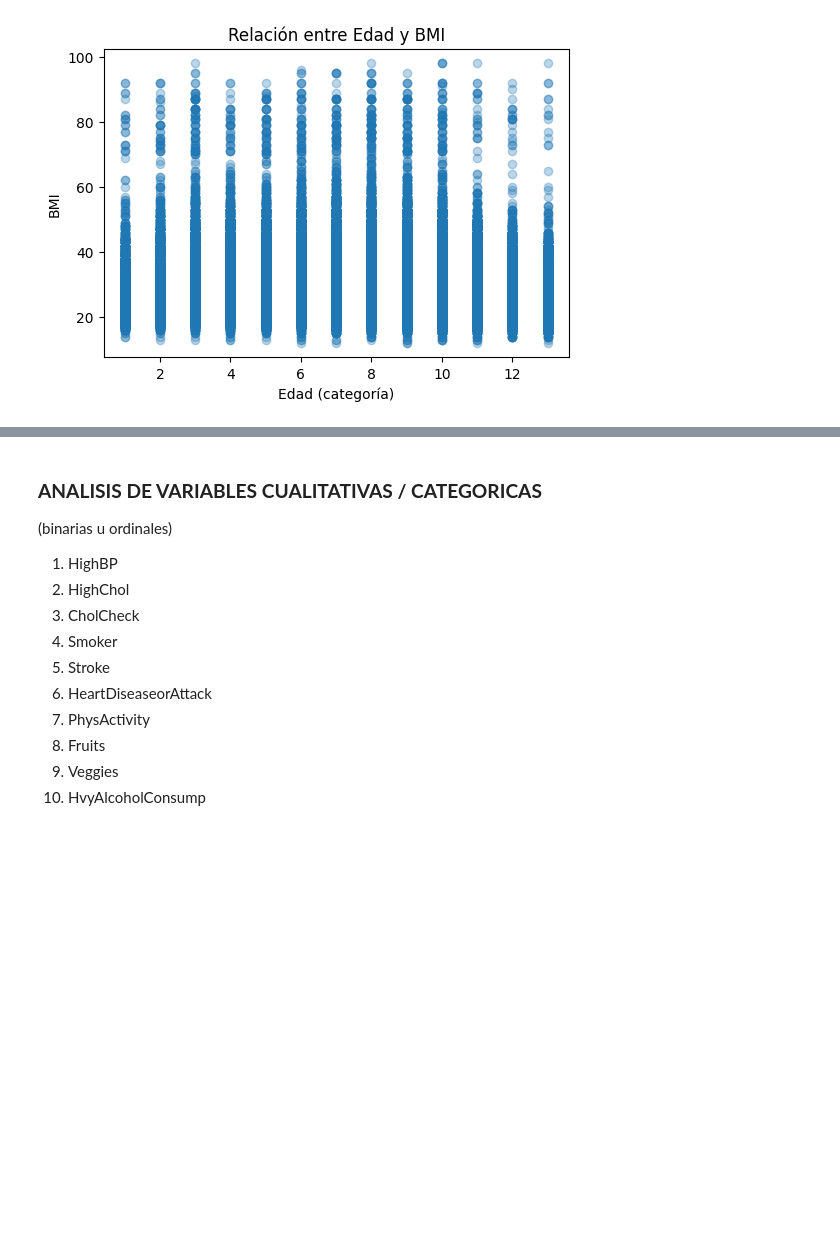
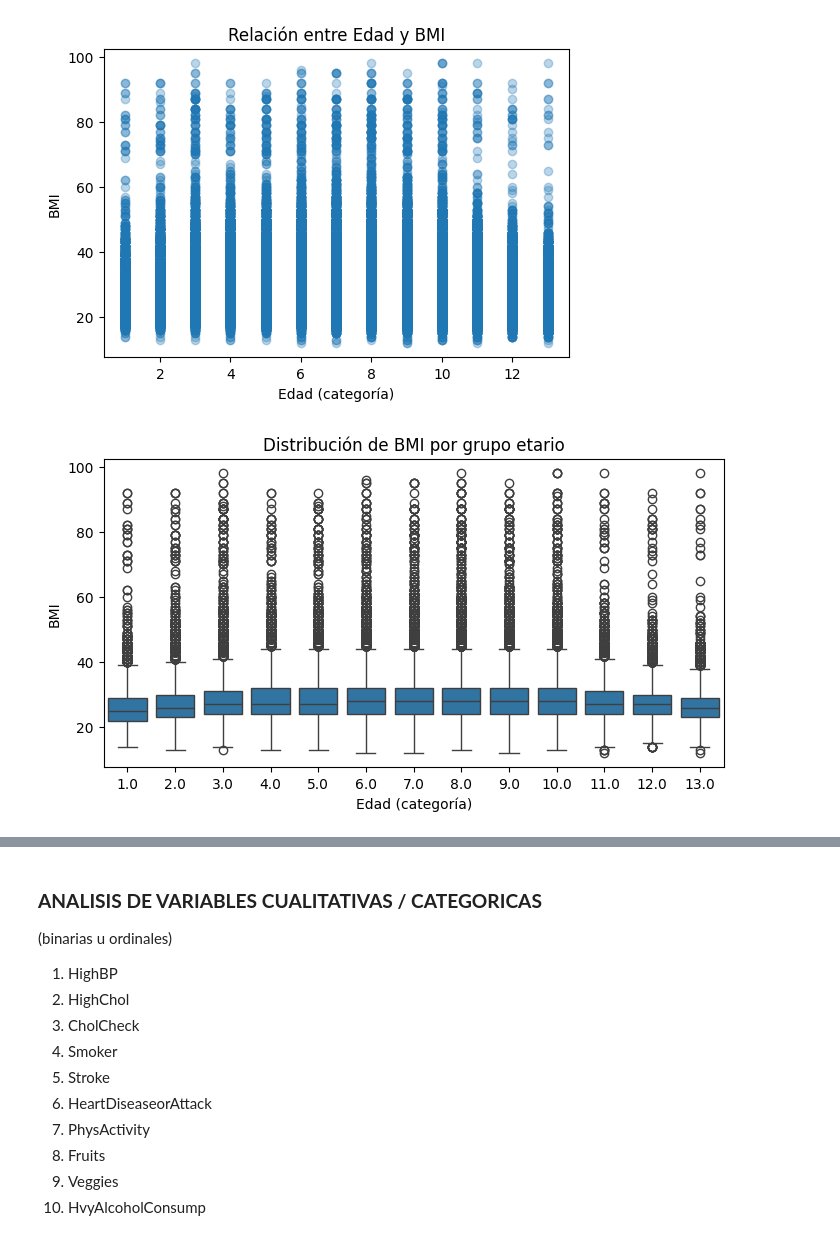
Before and after one commit to sebas-serrano/Diabetes_Health_Indicators, a Jupyter notebook: notebooks/Diabetes_Health_Indicators.ipynb, the cells around one changed output, grey strips where cells are left out. Drawn from its saved outputs; the diff is of its cells as text; code cells hidden in the pictures; blank space fills up the shorter version.

```diff
--- a/notebooks/Diabetes_Health_Indicators.ipynb
+++ b/notebooks/Diabetes_Health_Indicators.ipynb
@@ -232,3 +232,15 @@ plt.title('Relación entre Edad y BMI')
 plt.show()
 # %% [output]
 [figure]
+# %%
+import seaborn as sns
+import matplotlib.pyplot as plt
+
+plt.figure(figsize=(8,4))
+sns.boxplot(x='Age', y='BMI', data=df_multi)
+plt.xlabel('Edad (categoría)')
+plt.ylabel('BMI')
+plt.title('Distribución de BMI por grupo etario')
+plt.show()
+# %% [output]
+[figure, added]
```
Also changed, not shown: parts of 1 cell of this notebook.
